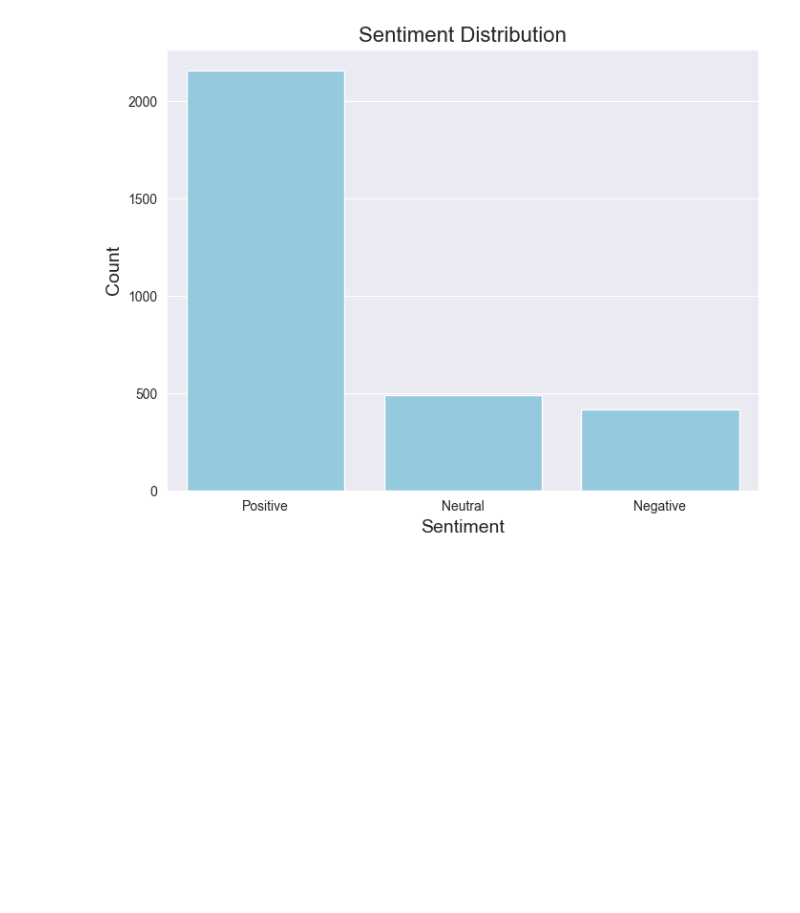
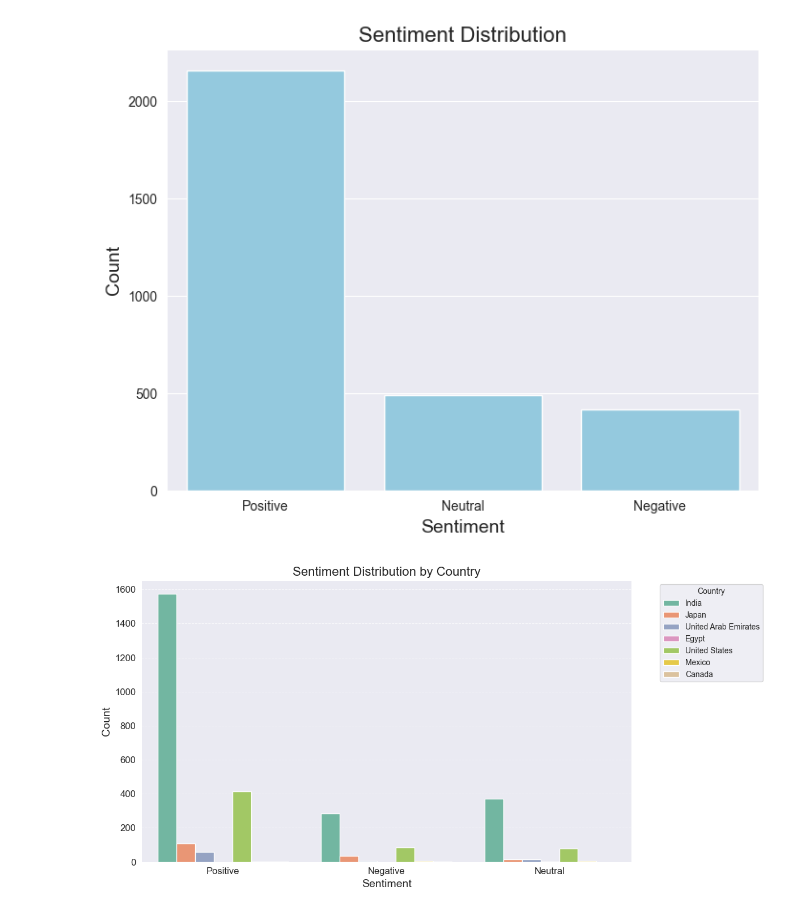
Before and after one commit to Jibincodes/SentimentAnalysis_CustomerReviews, a Jupyter notebook: src/analysis.ipynb, the cells around one changed output. Saved outputs shown, nothing was run; the diff lists cells and outputs as text; code cells hidden in the pictures; blank space fills up the shorter version.

Commit message:
adding sentiment distribution per country

```diff
--- a/src/analysis.ipynb
+++ b/src/analysis.ipynb
@@ -333,3 +334,18 @@ Neutral      487
 Negative     417
 Name: count, dtype: int64
 [figure]
+# %%
+# Visualize the sentiment distribution by country
+plt.figure(figsize=(12, 6))
+sns.countplot(x='sentiment', hue='country', data=df, palette='Set2')
+plt.title('Sentiment Distribution by Country', fontsize=16)
+plt.xlabel('Sentiment', fontsize=14)
+plt.ylabel('Count', fontsize=14)
+plt.legend(title='Country', bbox_to_anchor=(1.05, 1), loc='upper left')
+plt.xticks(fontsize=12)
+plt.yticks(fontsize=12)
+plt.grid(axis='y', linestyle='--', alpha=0.7)
+plt.tight_layout()
+plt.show()
+# %% [output]
+[figure, added]
```
Also changed, not shown: parts of 2 cells of this notebook.
